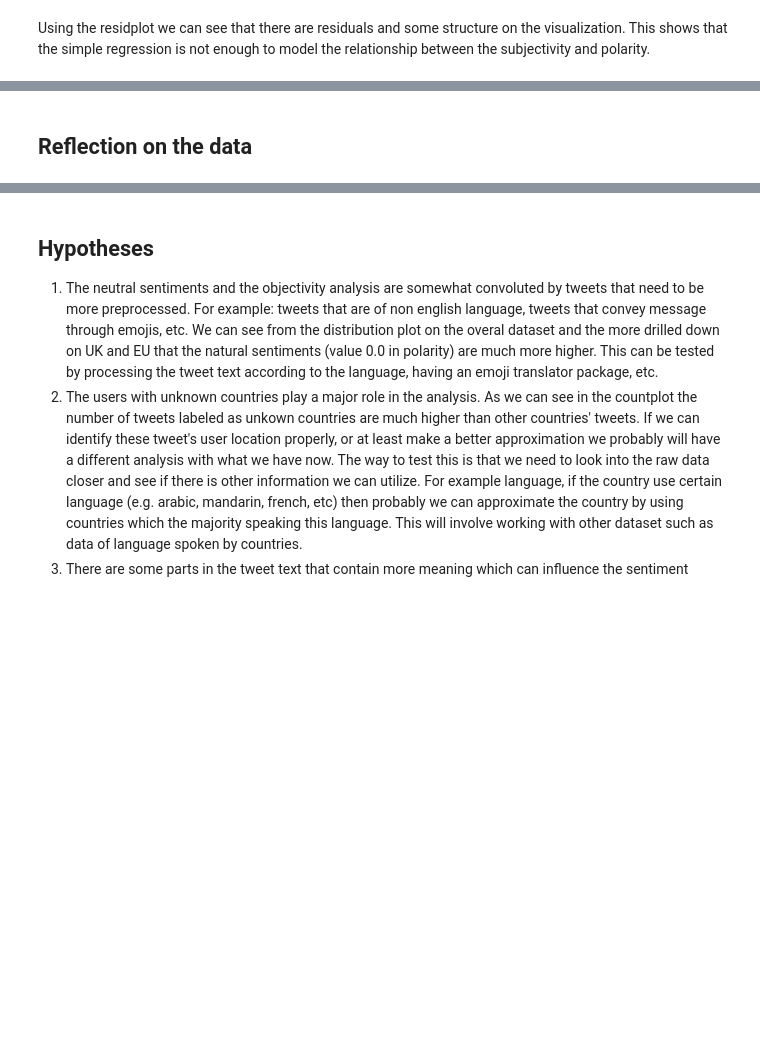
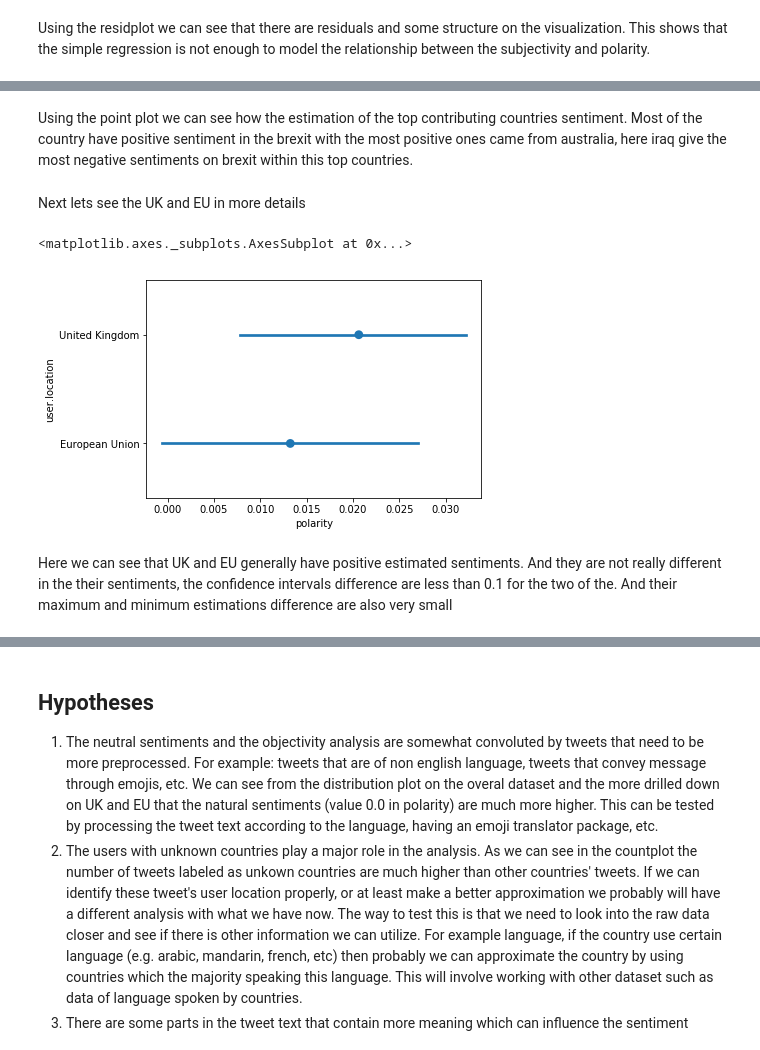
Before and after one commit to indralukmana/twitter-brexit, a Jupyter notebook: Indra/Brexit-Twitter-Indra_Lukmana.ipynb, the cells around one changed output, grey strips where cells are left out. Cells and saved outputs as stored; diff of their text form; code cells hidden in the pictures; blank space fills up the shorter version.

Commit message:
Add analysis on sentiments and add reflection

```diff
--- a/Indra/Brexit-Twitter-Indra_Lukmana.ipynb
+++ b/Indra/Brexit-Twitter-Indra_Lukmana.ipynb
@@ -639,2 +637,11 @@ sns.pointplot(x='polarity', y='user.location', data=df_tweets[df_tweets['user.lo
-# %% [markdown]
-## Reflection on the data
+# %% [markdown]
+Using the point plot we can see how the estimation of the top contributing countries sentiment. Most of the country have positive sentiment in the brexit with the most positive ones came from australia, here iraq give the most negative sentiments on brexit within this top countries.
+# %% [markdown]
+Next lets see the UK and EU in more details
+# %%
+sns.pointplot(x='polarity', y='user.location', data=df_tweets[df_tweets['user.location'].isin(countries_significant_keys[:2])], join = False)
+# %% [output]
+<matplotlib.axes._subplots.AxesSubplot at 0x...>
+[figure, added]
+# %% [markdown]
+Here we can see that UK and EU generally have positive estimated sentiments. And they are not really different in the their sentiments, the confidence intervals difference are less than 0.1 for the two of the. And their maximum and minimum estimations difference are also very small
```
Also changed, not shown: parts of 9 cells of this notebook.
